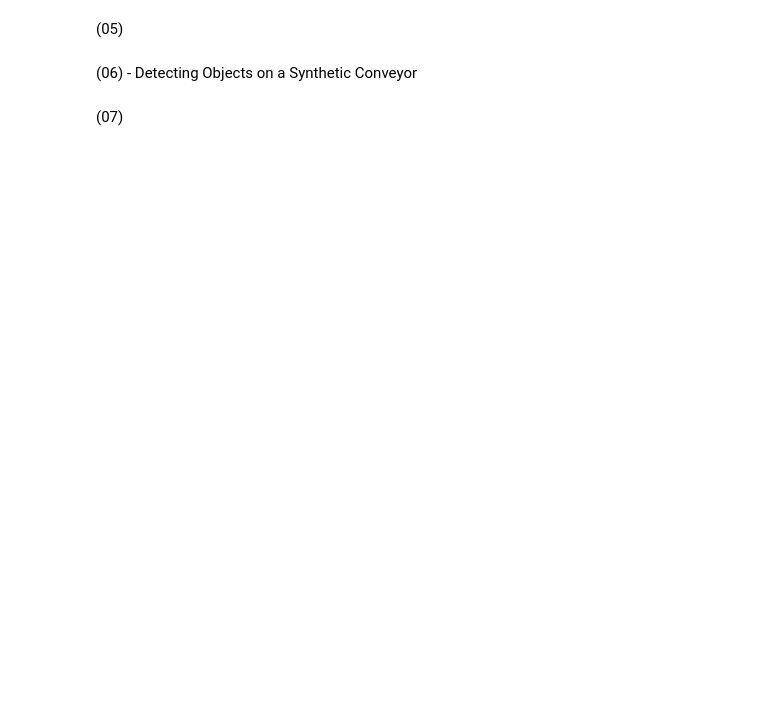
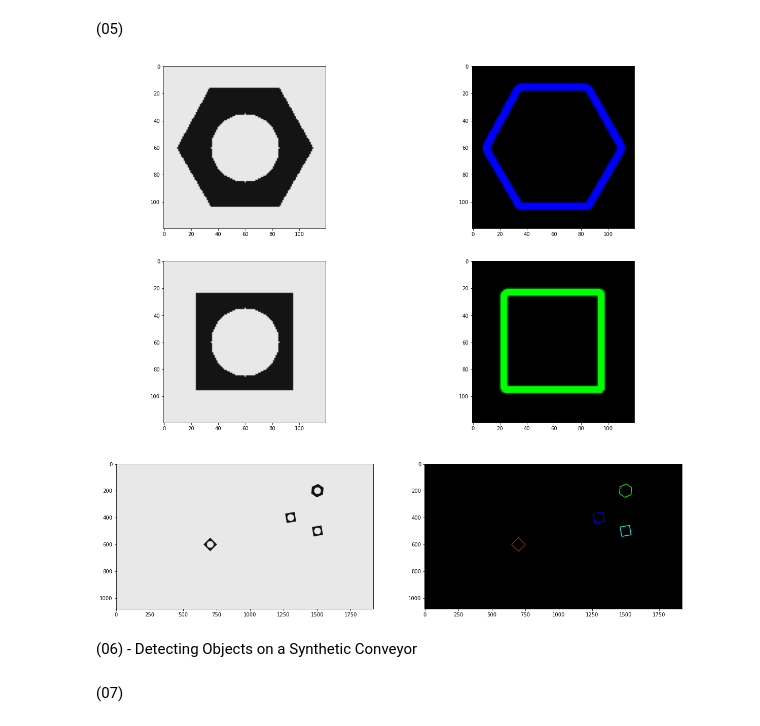
Before and after one commit to wanshika99/Object-Counting-on-a-Conveyor-Belt, a Jupyter notebook: Assignment03_190663R.ipynb, the cells around one changed output. Saved outputs shown, nothing was run; the diff lists cells and outputs as text; code cells hidden in the pictures; blank space fills up the shorter version.

```diff
--- a/Assignment03_190663R.ipynb
+++ b/Assignment03_190663R.ipynb
@@ -180,5 +180,30 @@ Item 5 , area in mm^2= 76.879044
 # %% [markdown]
 (05)
+# %%
+colours = [(255,0,0), (0,255,0), (0,0,255), (255,255,0), (255,0,255)]
+names = [hexnut_template,squarenut_template,conveyor_f100]
+a = 0
+
+fig, ax = plt. subplots(3,2, figsize = (20, 20))
+
+for i in range(len(names)):
+    img = names[i]
+    g = cv.cvtColor(img, cv.COLOR_BGR2GRAY)
+    edged = cv.Canny(g, 0, 255)
+    contours, hierarchy = cv.findContours(edged, cv.RETR_EXTERNAL, cv.CHAIN_APPROX_SIMPLE)
+
+
+    img_contours = np.zeros(img.shape,np.uint8)
+
+    for j in range(len(contours)):
+        if (hierarchy[0,j,3] == -1):
+            cv.drawContours(img_contours, contours, j,colours[a%4], thickness=3, lineType=cv.LINE_AA)
+            a+=1
+
+    ax[i][0].imshow(cv.cvtColor(g, cv.COLOR_RGB2BGR))
+    ax[i][1].imshow(cv.cvtColor(img_contours, cv.COLOR_RGB2BGR))
+# %% [output]
+[figure, added]
 # %% [markdown]
 (06) - Detecting Objects on a Synthetic Conveyor
 # %%
```
Also changed, not shown: parts of 1 cell of this notebook.
